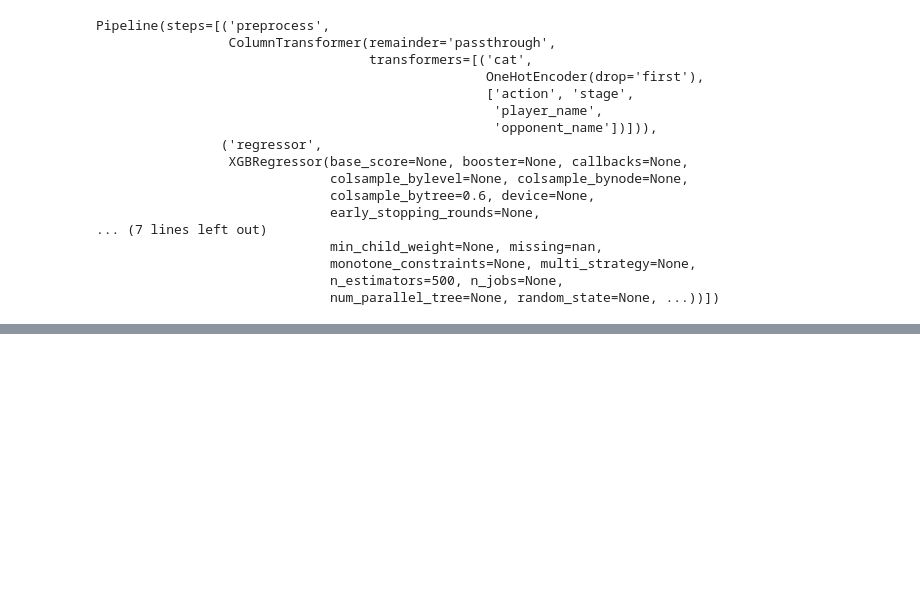
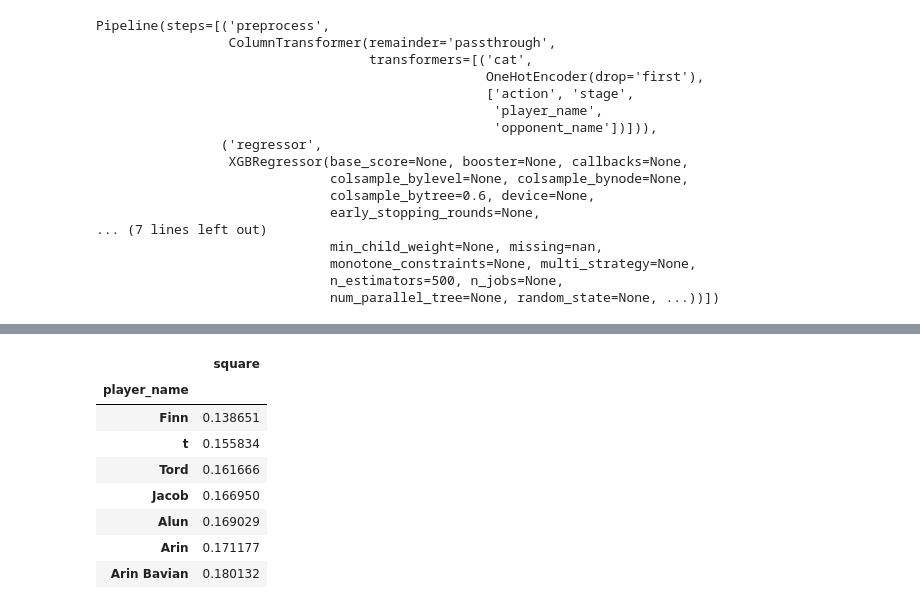
Before and after one commit to tjespe/texas-holdem-ai, a Jupyter notebook: hidden_state_model/notebooks/prob_model.ipynb, the cells around one changed output, grey strips where cells are left out. Saved outputs shown, nothing was run; the diff lists cells and outputs as text; code cells hidden in the pictures; blank space fills up the shorter version.

```diff
--- a/hidden_state_model/notebooks/prob_model.ipynb
+++ b/hidden_state_model/notebooks/prob_model.ipynb
@@ -424,3 +415,16 @@ MAPE: 33.57%
+# %%
+pred_df["square"] = (pred_df["y_test"] - pred_df["y_pred"])**2
+(pred_df.pivot_table("square", "player_name", aggfunc="mean")**(1/2)).sort_values(by="square")
+# %% [output]
+|  | square |
+| player_name |  |
+| Finn | 0.138651 |
+| t | 0.155834 |
+| Tord | 0.161666 |
+| Jacob | 0.166950 |
+| Alun | 0.169029 |
+| Arin | 0.171177 |
+| Arin Bavian | 0.180132 |
 # %%
 # Plot predictions vs actual
 fig, ax = plt.subplots(figsize=(10, 5))
```
Also changed, not shown: parts of 14 cells of this notebook, 6 other files.
